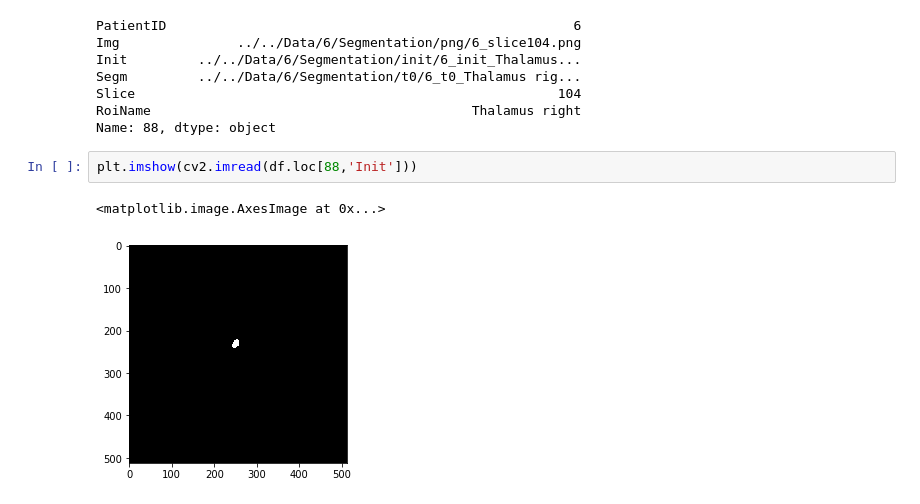
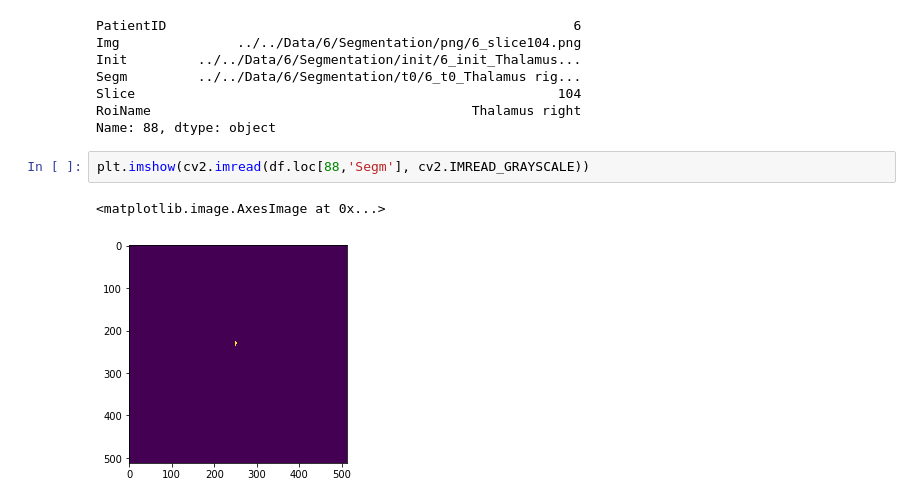
Before and after one commit to CarolineMagg/KidsBrainProject, a Jupyter notebook: data_processing/segmentation.ipynb, the cells around one changed output. Drawn from its saved outputs; the diff is of its cells as text.

```diff
--- a/data_processing/segmentation.ipynb
+++ b/data_processing/segmentation.ipynb
@@ -448,7 +448,7 @@ Slice                                                      104
 RoiName                                         Thalamus right
 Name: 88, dtype: object
 # %%
-plt.imshow(cv2.imread(df.loc[88,'Init']))
+plt.imshow(cv2.imread(df.loc[88,'Segm'], cv2.IMREAD_GRAYSCALE))
 # %% [output]
 <matplotlib.image.AxesImage at 0x...>
-[figure, old version]
+[figure, new version]
```
Also changed, not shown: parts of 4 cells of this notebook, 1 other file.
